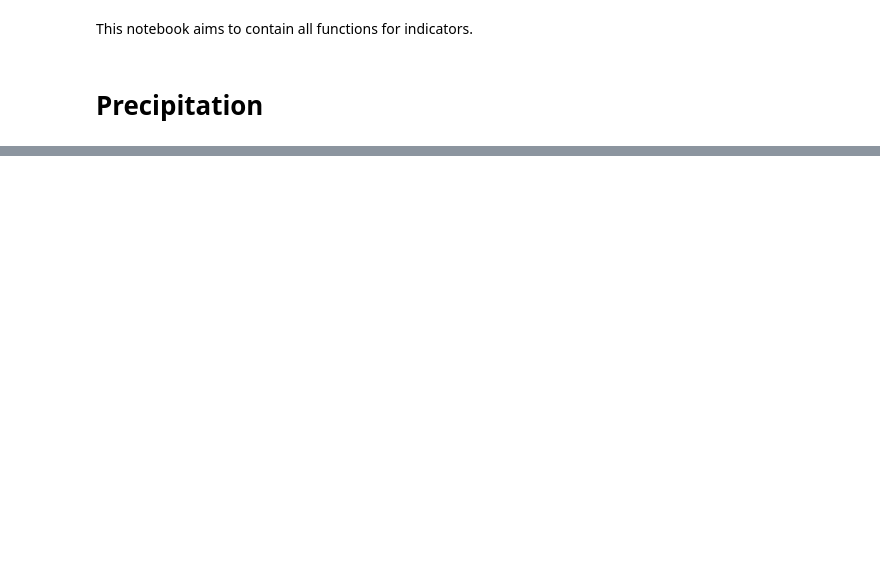
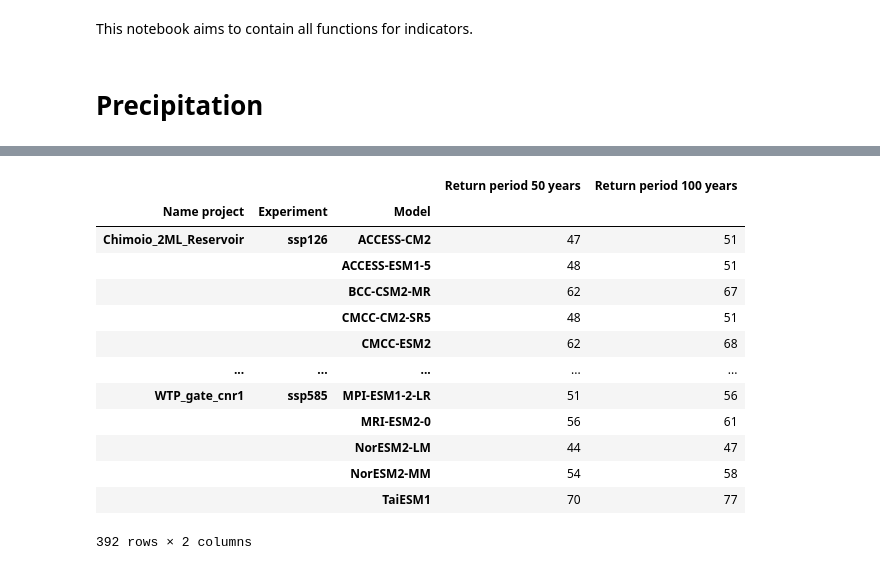
Before and after one commit to RaphaelPB/CRVA_tool, a Jupyter notebook: Functions_Indicators_precipitation.ipynb, the cells around one changed output, grey strips where cells are left out. Saved outputs shown, nothing was run; the diff lists cells and outputs as text; code cells hidden in the pictures; blank space fills up the shorter version.

```diff
--- a/Functions_Indicators_precipitation.ipynb
+++ b/Functions_Indicators_precipitation.ipynb
@@ -79,0 +147,17 @@ year5_value
+# %%
+return_period
+# %% [output]
+|  |  |  | Return period 50 years | Return period 100 years |
+| Name project | Experiment | Model |  |  |
+| Chimoio_2ML_Reservoir | ssp126 | ACCESS-CM2 | 47 | 51 |
+|  |  | ACCESS-ESM1-5 | 48 | 51 |
+|  |  | BCC-CSM2-MR | 62 | 67 |
+|  |  | CMCC-CM2-SR5 | 48 | 51 |
+|  |  | CMCC-ESM2 | 62 | 68 |
+| ... | ... | ... | ... | ... |
+| WTP_gate_cnr1 | ssp585 | MPI-ESM1-2-LR | 51 | 56 |
+|  |  | MRI-ESM2-0 | 56 | 61 |
+|  |  | NorESM2-LM | 44 | 47 |
+|  |  | NorESM2-MM | 54 | 58 |
+|  |  | TaiESM1 | 70 | 77 |
+392 rows × 2 columns
```
Also changed, not shown: parts of 34 cells of this notebook, 2 other files.
